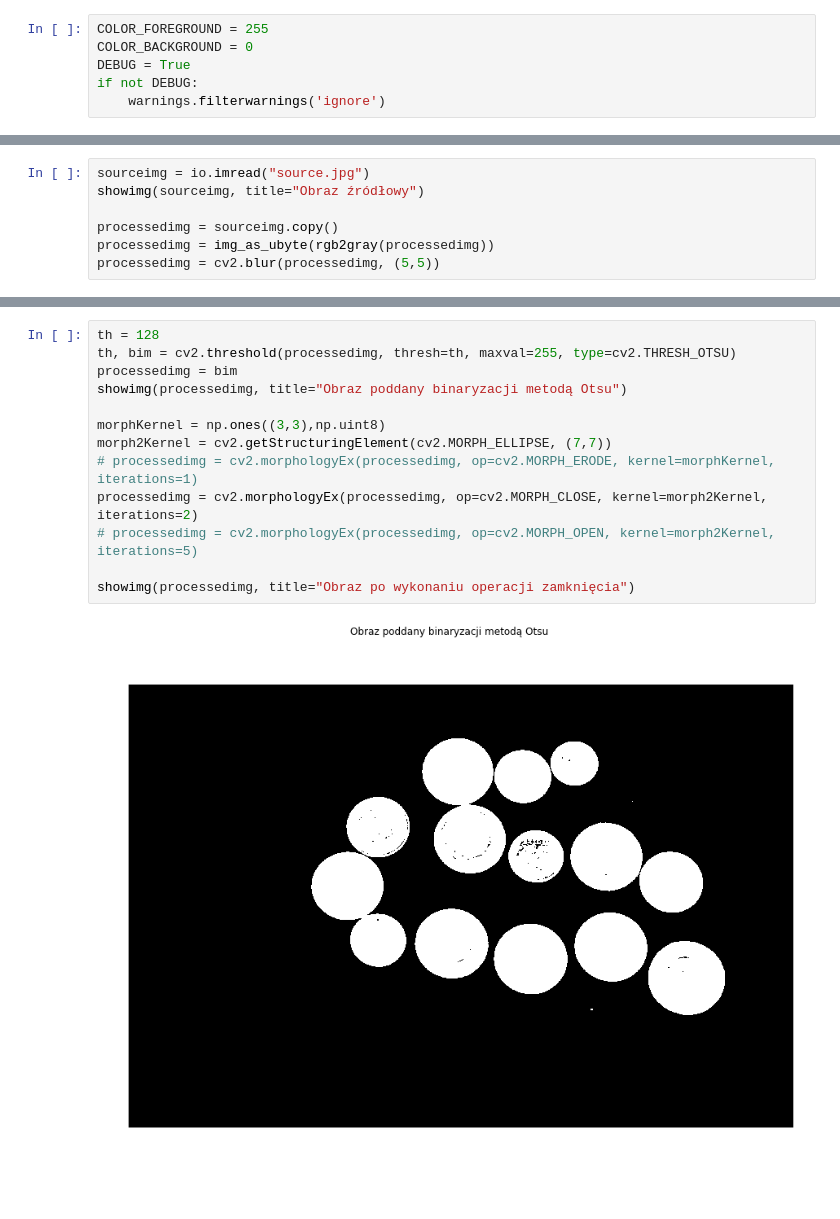
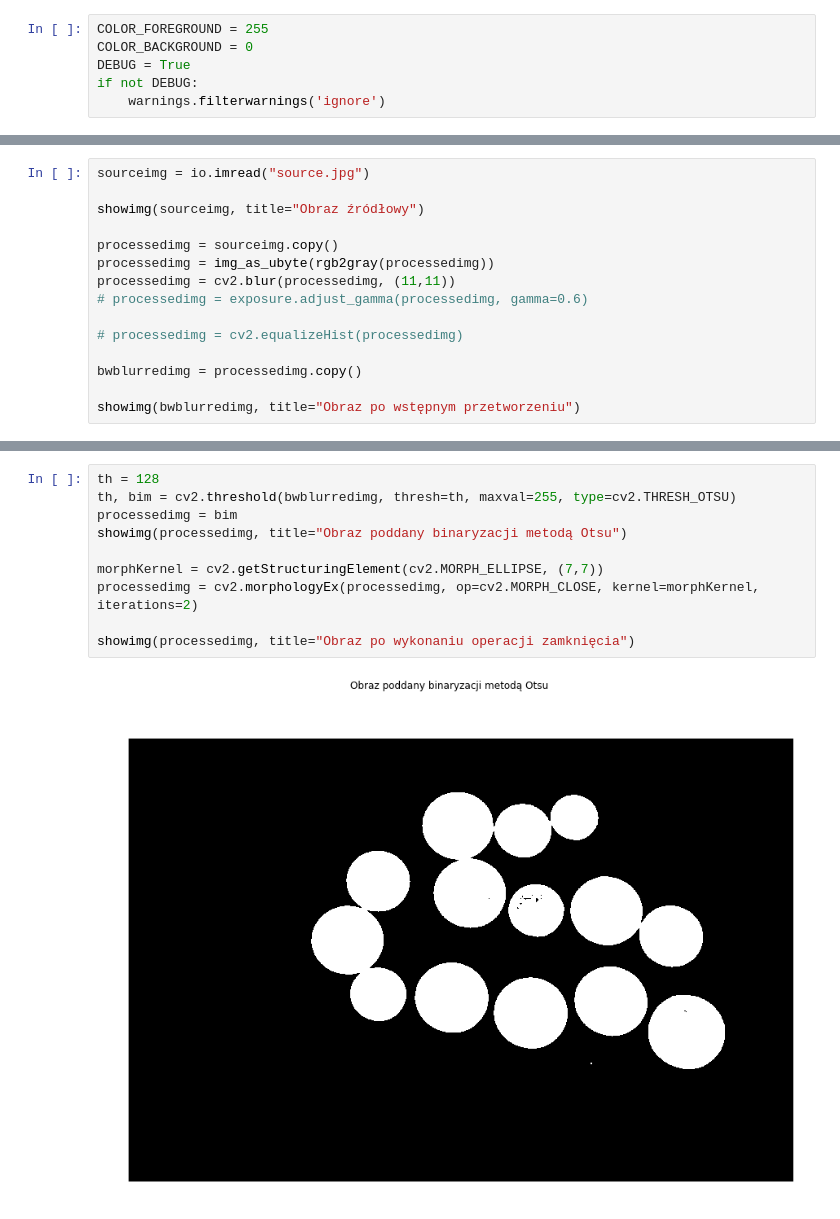
Before and after one commit to Machina123/ImageProcessing, a Jupyter notebook: FinalAssignment/01_assignment.ipynb, the cells around one changed output, grey strips where cells are left out. Saved outputs shown, nothing was run; the diff lists cells and outputs as text; blank space fills up the shorter version.

```diff
--- a/FinalAssignment/01_assignment.ipynb
+++ b/FinalAssignment/01_assignment.ipynb
@@ -42,9 +33,17 @@ def dist_transform(img, min_dist=48):
 # %%
 sourceimg = io.imread("source.jpg")
+
 showimg(sourceimg, title="Obraz źródłowy")
 
 processedimg = sourceimg.copy()
 processedimg = img_as_ubyte(rgb2gray(processedimg))
-processedimg = cv2.blur(processedimg, (5,5))
+processedimg = cv2.blur(processedimg, (11,11))
+# processedimg = exposure.adjust_gamma(processedimg, gamma=0.6)
+
+# processedimg = cv2.equalizeHist(processedimg)
+
+bwblurredimg = processedimg.copy()
+
+showimg(bwblurredimg, title="Obraz po wstępnym przetworzeniu")
 # %% [output]
 [figure]
@@ -51,16 +51,13 @@ processedimg = cv2.blur(processedimg, (5,5))
 # %%
 th = 128
-th, bim = cv2.threshold(processedimg, thresh=th, maxval=255, type=cv2.THRESH_OTSU)
+th, bim = cv2.threshold(bwblurredimg, thresh=th, maxval=255, type=cv2.THRESH_OTSU)
 processedimg = bim
 showimg(processedimg, title="Obraz poddany binaryzacji metodą Otsu")
 
-morphKernel = np.ones((3,3),np.uint8)
-morph2Kernel = cv2.getStructuringElement(cv2.MORPH_ELLIPSE, (7,7))
-# processedimg = cv2.morphologyEx(processedimg, op=cv2.MORPH_ERODE, kernel=morphKernel, iterations=1)
-processedimg = cv2.morphologyEx(processedimg, op=cv2.MORPH_CLOSE, kernel=morph2Kernel, iterations=2)
-# processedimg = cv2.morphologyEx(processedimg, op=cv2.MORPH_OPEN, kernel=morph2Kernel, iterations=5)
+morphKernel = cv2.getStructuringElement(cv2.MORPH_ELLIPSE, (7,7))
+processedimg = cv2.morphologyEx(processedimg, op=cv2.MORPH_CLOSE, kernel=morphKernel, iterations=2)
 
 showimg(processedimg, title="Obraz po wykonaniu operacji zamknięcia")
 # %% [output]
-[figure, old version]
+[figure, new version]
 [figure]
```
Also changed, not shown: parts of 5 cells of this notebook.
